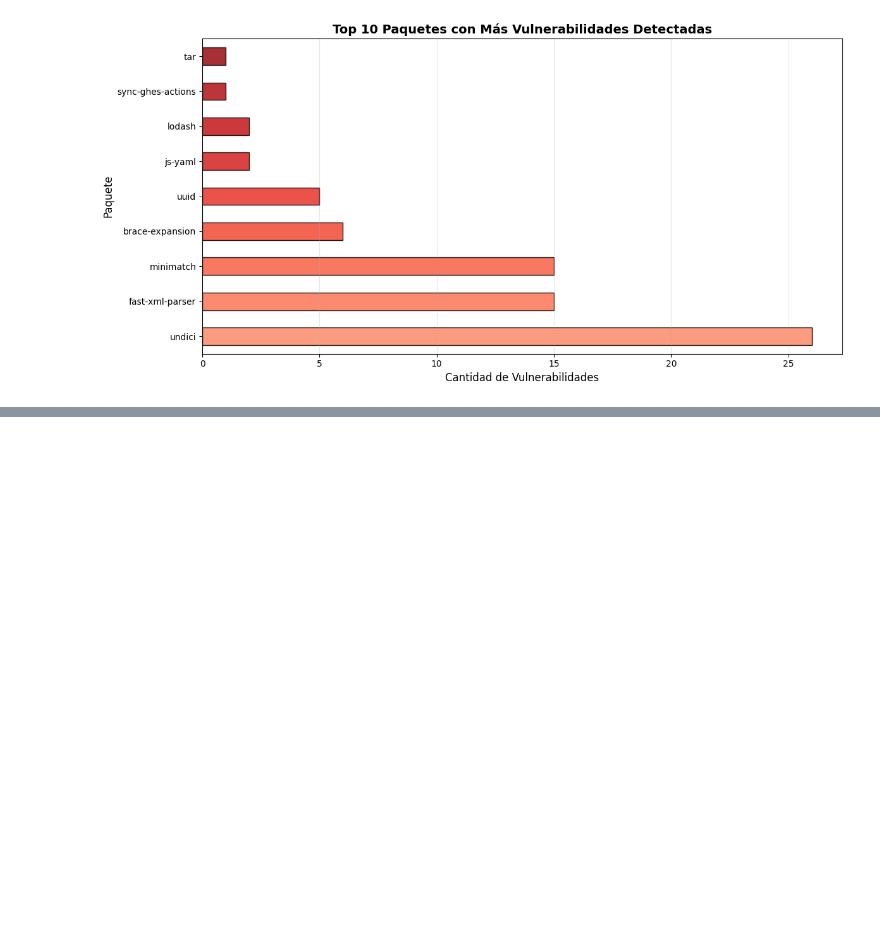
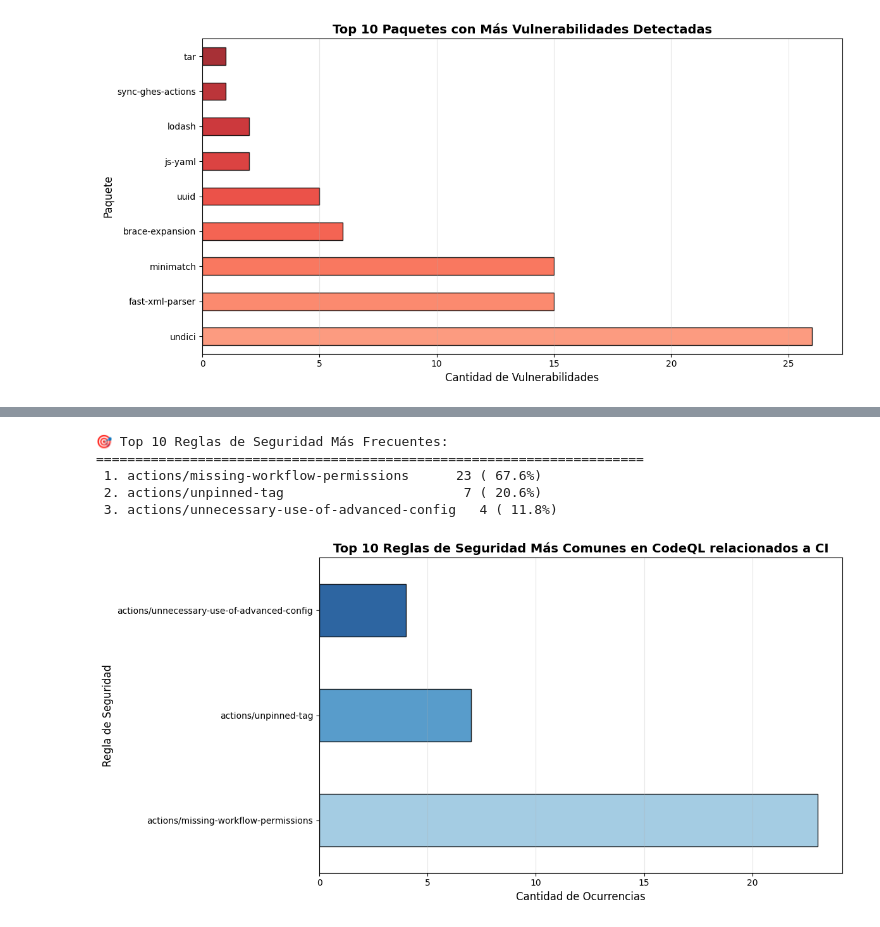
Before and after one commit to defocuss/SBOMs-Tarea4, a Jupyter notebook: nbs/vuln/analisis_de_datos.ipynb, the cells around one changed output, grey strips where cells are left out. Saved outputs shown, nothing was run; the diff lists cells and outputs as text; code cells hidden in the pictures; blank space fills up the shorter version.

```diff
--- a/nbs/vuln/analisis_de_datos.ipynb
+++ b/nbs/vuln/analisis_de_datos.ipynb
@@ -523,0 +640,43 @@ Como habrás observado, **CodeQL y Grype detectan problemas completamente difere
+# %%
+# Top 10 reglas más comunes
+if len(df_codeql) > 0:
+    top_rules = df_codeql['rule_id'].value_counts().head(10)
+
+    print("\n🎯 Top 10 Reglas de Seguridad Más Frecuentes:")
+    print("=" * 70)
+    for idx, (rule, count) in enumerate(top_rules.items(), 1):
+        porcentaje = (count / len(df_codeql)) * 100
+        print(f"{idx:2d}. {rule:40s} {count:3d} ({porcentaje:5.1f}%)")
+else:
+    print("❌ No hay datos disponibles")
+# %% [output]
+🎯 Top 10 Reglas de Seguridad Más Frecuentes:
+======================================================================
+ 1. actions/missing-workflow-permissions      23 ( 67.6%)
+ 2. actions/unpinned-tag                       7 ( 20.6%)
+ 3. actions/unnecessary-use-of-advanced-config   4 ( 11.8%)
+# %%
+# Gráfico: Top 10 reglas más comunes
+if len(df_codeql) > 0:
+    fig, ax = plt.subplots(figsize=(12, 6))
+
+    top_rules = df_codeql['rule_id'].value_counts().head(10)
+
+    # Colores del gradiente (más oscuro = más frecuente)
+    colores_gradiente = plt.cm.Blues(np.linspace(0.4, 0.9, len(top_rules)))
+
+    top_rules.plot(kind='barh', ax=ax, color=colores_gradiente,
+                   edgecolor='black', alpha=0.85)
+
+    ax.set_title('Top 10 Reglas de Seguridad Más Comunes en CodeQL relacionados a CI',
+                 fontsize=14, fontweight='bold')
+    ax.set_xlabel('Cantidad de Ocurrencias', fontsize=12)
+    ax.set_ylabel('Regla de Seguridad', fontsize=12)
+    ax.grid(axis='x', alpha=0.3)
+
+    plt.tight_layout()
+    plt.show()
+else:
+    print("❌ No hay datos disponibles para graficar")
+# %% [output]
+[figure, added]
```
Also changed, not shown: parts of 9 cells of this notebook.
